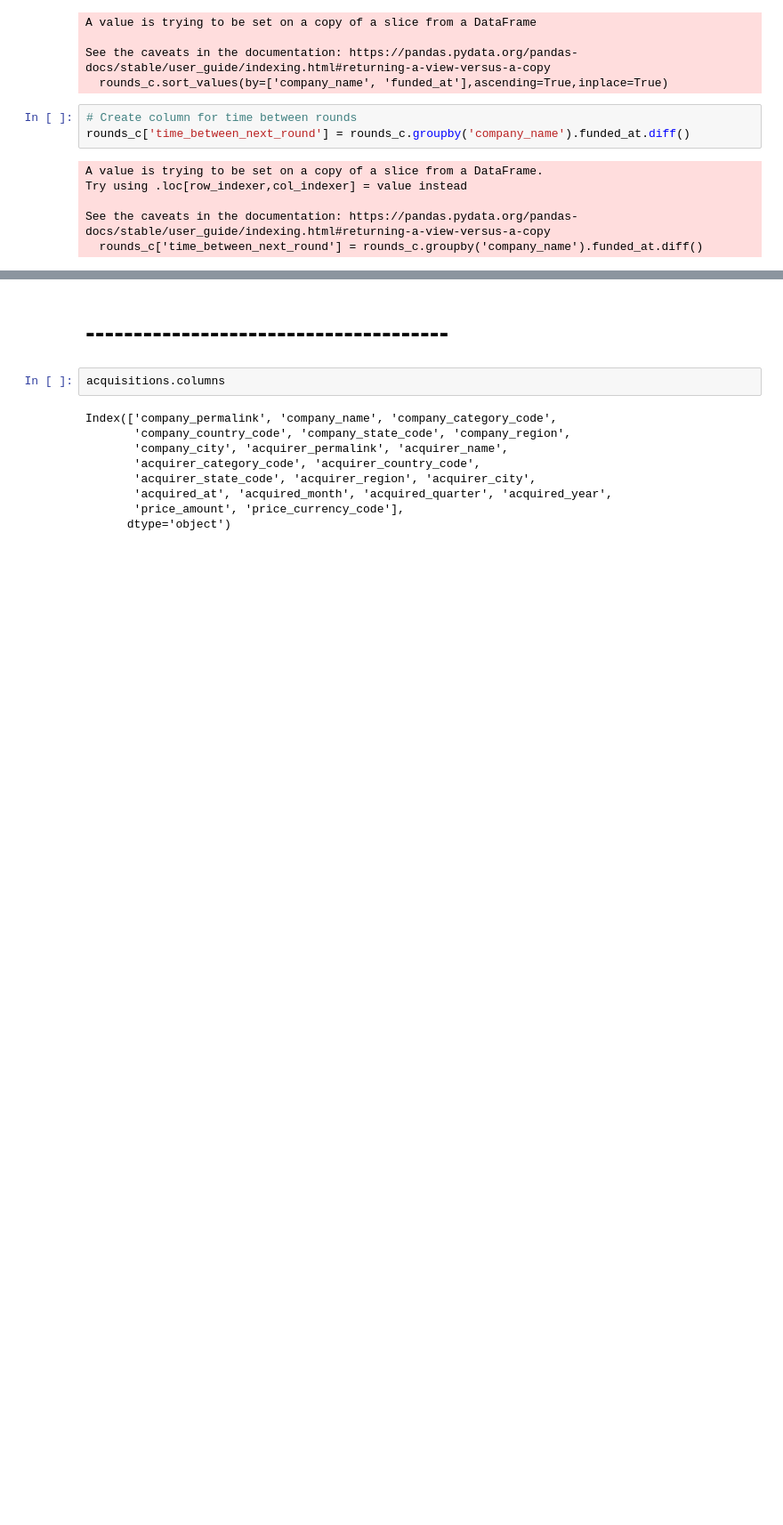
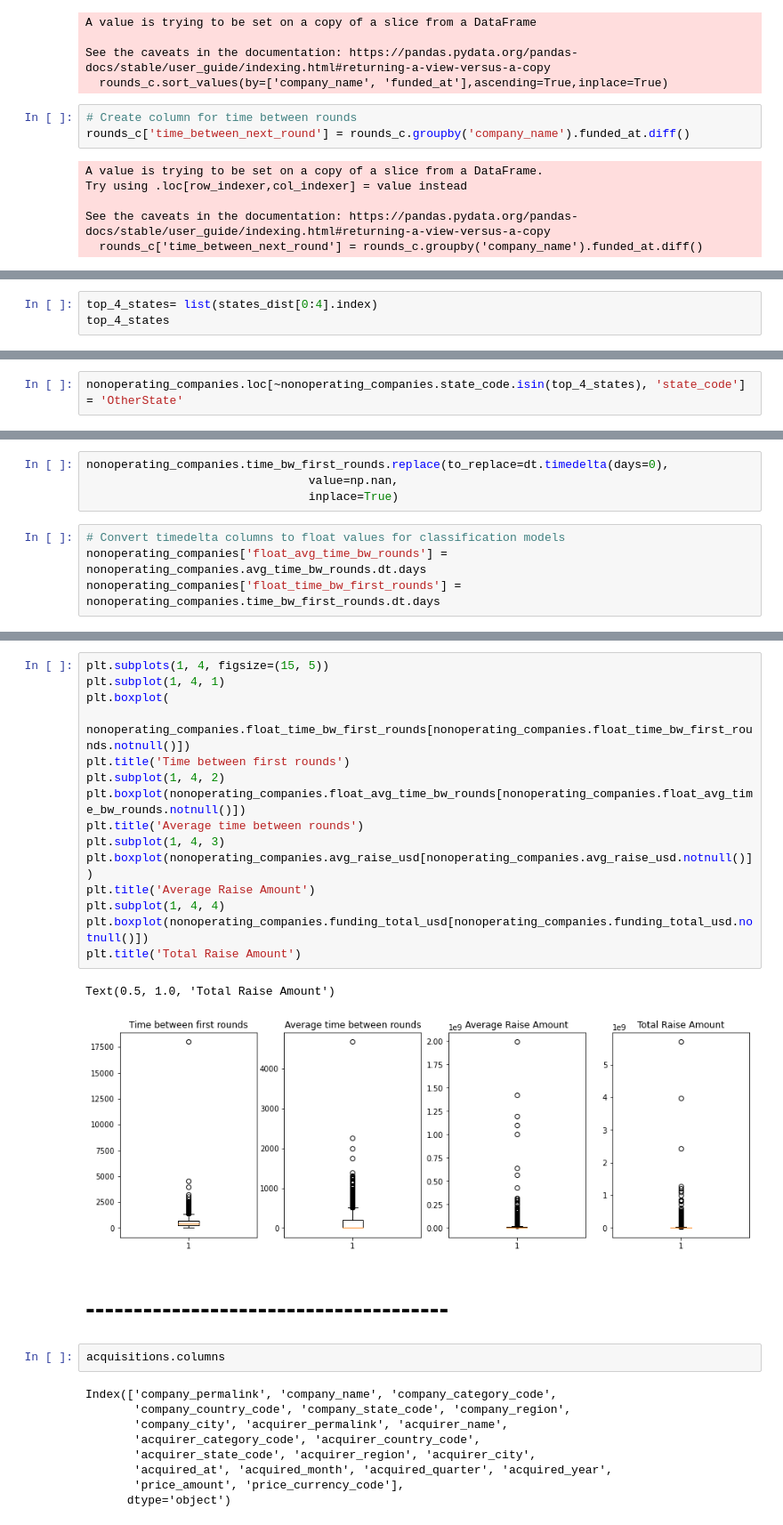
Before and after one commit to Raghad09/ClassificationProject, a Jupyter notebook: Code/1_Data Cleaning.ipynb, the cells around one changed output, grey strips where cells are left out. Shown at 89% size. Cells and saved outputs as stored; diff of their text form; blank space fills up the shorter version.

```diff
--- a/Code/1_Data Cleaning.ipynb
+++ b/Code/1_Data Cleaning.ipynb
@@ -414,0 +490,3 @@ Text(0.5, 1.0, 'Distribution of Top 10 States')
+# %%
+top_4_states= list(states_dist[0:4].index)
+top_4_states
@@ -414,0 +495,2 @@ Text(0.5, 1.0, 'Distribution of Top 10 States')
+# %%
+nonoperating_companies.loc[~nonoperating_companies.state_code.isin(top_4_states), 'state_code'] = 'OtherState'
@@ -414,0 +503,8 @@ Text(0.5, 1.0, 'Distribution of Top 10 States')
+# %%
+nonoperating_companies.time_bw_first_rounds.replace(to_replace=dt.timedelta(days=0),
+                                value=np.nan,
+                                inplace=True)
+# %%
+# Convert timedelta columns to float values for classification models
+nonoperating_companies['float_avg_time_bw_rounds'] = nonoperating_companies.avg_time_bw_rounds.dt.days
+nonoperating_companies['float_time_bw_first_rounds'] = nonoperating_companies.time_bw_first_rounds.dt.days
@@ -415,3 +542,21 @@ Text(0.5, 1.0, 'Distribution of Top 10 States')
+# %%
+plt.subplots(1, 4, figsize=(15, 5))
+plt.subplot(1, 4, 1)
+plt.boxplot(
+    nonoperating_companies.float_time_bw_first_rounds[nonoperating_companies.float_time_bw_first_rounds.notnull()])
+plt.title('Time between first rounds')
+plt.subplot(1, 4, 2)
+plt.boxplot(nonoperating_companies.float_avg_time_bw_rounds[nonoperating_companies.float_avg_time_bw_rounds.notnull()])
+plt.title('Average time between rounds')
+plt.subplot(1, 4, 3)
+plt.boxplot(nonoperating_companies.avg_raise_usd[nonoperating_companies.avg_raise_usd.notnull()])
+plt.title('Average Raise Amount')
+plt.subplot(1, 4, 4)
+plt.boxplot(nonoperating_companies.funding_total_usd[nonoperating_companies.funding_total_usd.notnull()])
+plt.title('Total Raise Amount')
+# %% [output]
+Text(0.5, 1.0, 'Total Raise Amount')
+[figure, added]
 # %% [markdown]
 # --------------------------------------
 # %%
```
Also changed, not shown: parts of 47 cells of this notebook, 6 other files.
